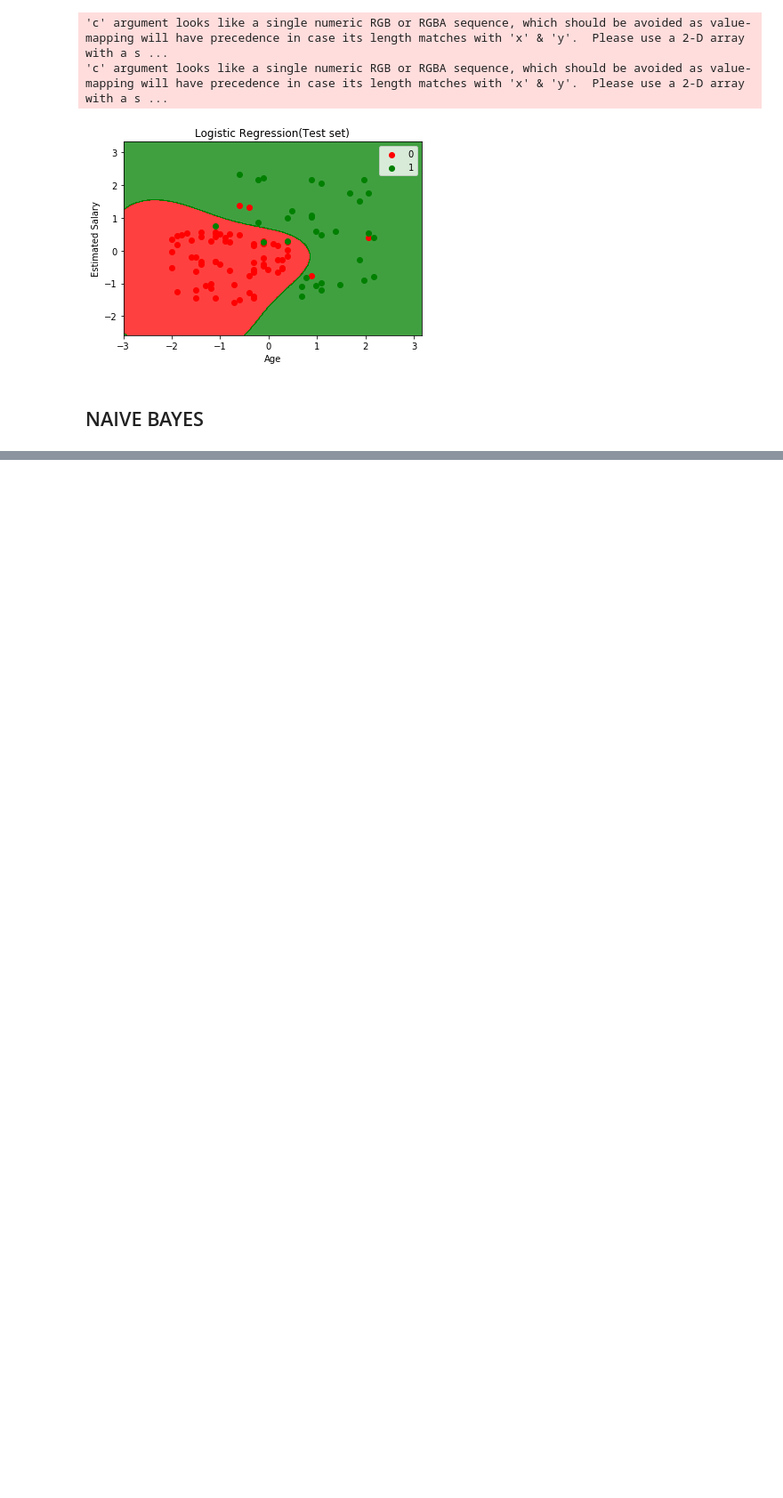
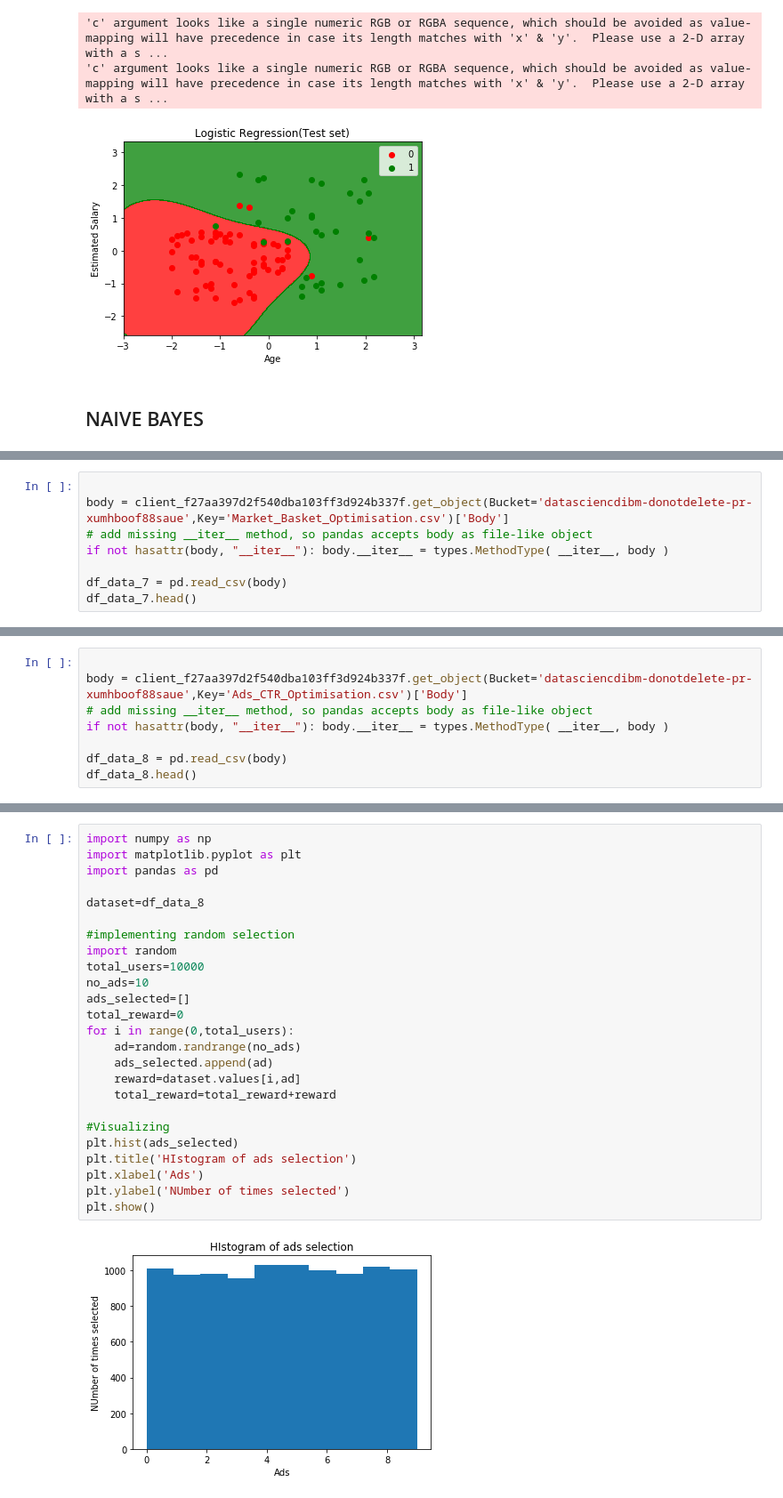
Before and after one commit to Arkaprabha1012/Datascience, a Jupyter notebook: Datasciencemain.ipynb, the cells around one changed output, grey strips where cells are left out. Shown: that part at 89% size. Cells and saved outputs as stored; diff of their text form; blank space fills up the shorter version.

```diff
--- a/Datasciencemain.ipynb
+++ b/Datasciencemain.ipynb
@@ -828,0 +1175,8 @@ plt.show()
+# %%
+
+body = client_f27aa397d2f540dba103ff3d924b337f.get_object(Bucket='datasciencdibm-donotdelete-pr-xumhboof88saue',Key='Market_Basket_Optimisation.csv')['Body']
+# add missing __iter__ method, so pandas accepts body as file-like object
+if not hasattr(body, "__iter__"): body.__iter__ = types.MethodType( __iter__, body )
+
+df_data_7 = pd.read_csv(body)
+df_data_7.head()
@@ -828,0 +1243,8 @@ plt.show()
+# %%
+
+body = client_f27aa397d2f540dba103ff3d924b337f.get_object(Bucket='datasciencdibm-donotdelete-pr-xumhboof88saue',Key='Ads_CTR_Optimisation.csv')['Body']
+# add missing __iter__ method, so pandas accepts body as file-like object
+if not hasattr(body, "__iter__"): body.__iter__ = types.MethodType( __iter__, body )
+
+df_data_8 = pd.read_csv(body)
+df_data_8.head()
@@ -828,0 +1262,27 @@ plt.show()
+# %%
+import numpy as np
+import matplotlib.pyplot as plt
+import pandas as pd
+
+dataset=df_data_8
+
+#implementing random selection
+import random
+total_users=10000
+no_ads=10
+ads_selected=[]
+total_reward=0
+for i in range(0,total_users):
+    ad=random.randrange(no_ads)
+    ads_selected.append(ad)
+    reward=dataset.values[i,ad]
+    total_reward=total_reward+reward
+
+#Visualizing
+plt.hist(ads_selected)
+plt.title('HIstogram of ads selection')
+plt.xlabel('Ads')
+plt.ylabel('NUmber of times selected')
+plt.show()
+# %% [output]
+[figure, added]
```
Also changed, not shown: parts of 28 cells of this notebook.
